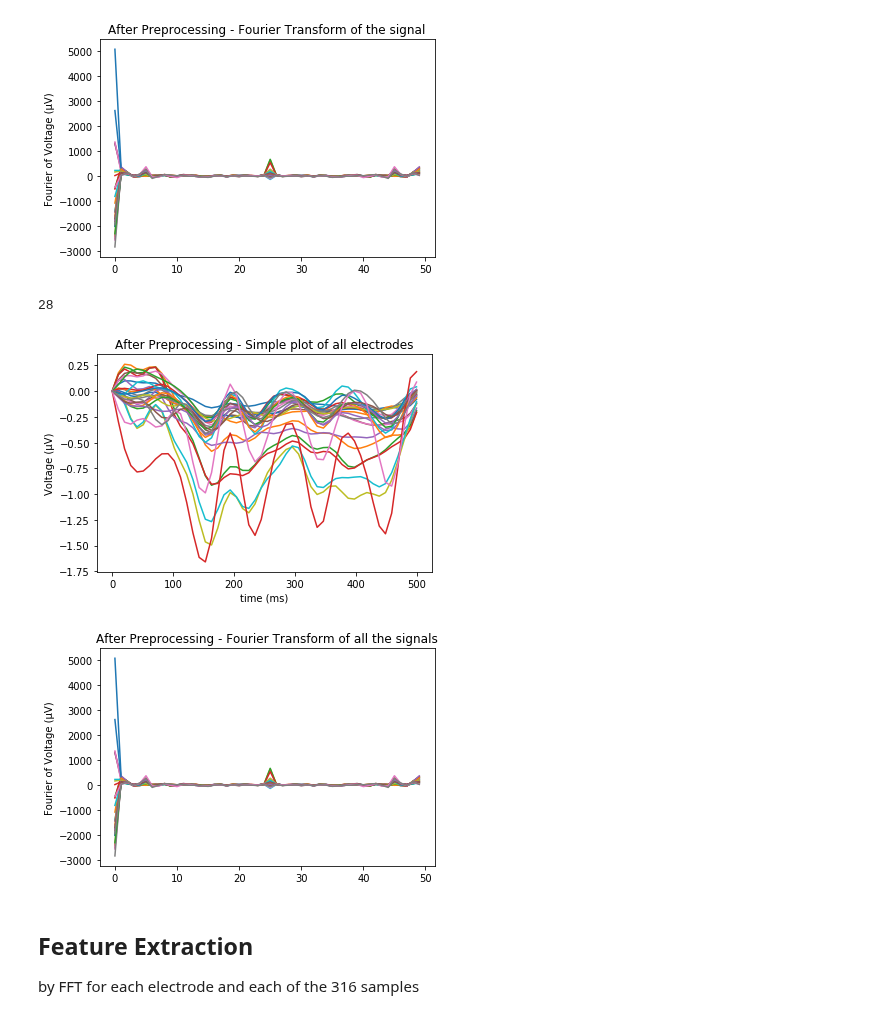
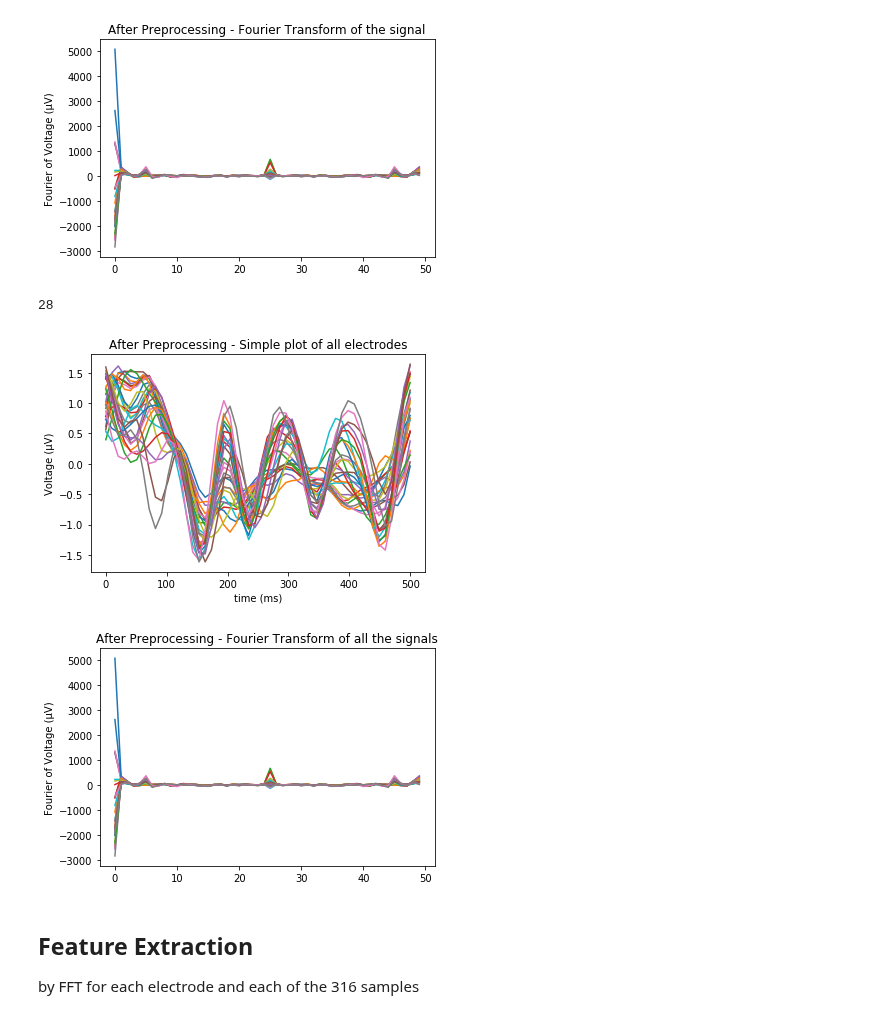
Before and after one commit to HongChen1995/DeepLearning2018, a Jupyter notebook: MiniProject1/test.ipynb, the cells around one changed output. Drawn from its saved outputs; the diff is of its cells as text; code cells hidden in the pictures.

Commit message:
Correction of the normalization

```diff
--- a/MiniProject1/test.ipynb
+++ b/MiniProject1/test.ipynb
@@ -285,7 +285,8 @@ for i in range (0,inputlen.size) :
 
     signal.detrend(ibp) #signal detrending
 
-    ibp = (ibp-ibp[0])/max(ibp) #signal normalization with initial offset suprresion
+    #ibp = (ibp-ibp[0])/max(max(ibp), abs(min(ibp))) #signal normalization with initial offset suprresion
+    ibp = (ibp-np.mean(ibp))/np.std(ibp) #signal normalization with initial offset suprresion
 
     plt.plot(time, ibp)
     plt.xlabel('time (ms)')
@@ -349,35 +350,36 @@ for i in range (0,inputlen.size) :
     data = np.array(data)
 
     fft=scipy.fft(data) #signal denoising
     bp=fft[:]
     for i in range(len(bp)):
         if i>=10:
             bp[i]=0
     ibp=scipy.ifft(bp)
 
     signal.detrend(ibp) #signal detrending
 
-    ibp = (ibp-ibp[0])/max((max(ibp), abs(min(ibp)))) #signal normalization with initial offset suprresion
+    #ibp = (ibp-ibp[0])/max(max(ibp), abs(min(ibp))) #signal normalization with initial offset suprresion
+    ibp = (ibp-np.mean(ibp))/np.std(ibp)
 
     plt.plot(time, ibp)
     plt.xlabel('time (ms)')
     plt.ylabel('Voltage (µV)')
     plt.title('After Preprocessing - Simple plot of all electrodes')
 plt.show()
 
 for i in range (0,inputlen.size) :
     time = np.linspace(0, 500, 50)
     data = train_input[1, i, :]
     data = np.array(data)
 
     fft=scipy.fft(data) #signal denoising
     plt.plot(fft)
     plt.ylabel('Fourier of Voltage (µV)')
     plt.title('After Preprocessing - Fourier Transform of all the signals')
 plt.show()
 # %% [output]
 28
-[figure, old version]
+[figure, new version]
 [figure]
 # %% [markdown]
 ## Feature Extraction
```
Also changed, not shown: parts of 1 cell of this notebook.
